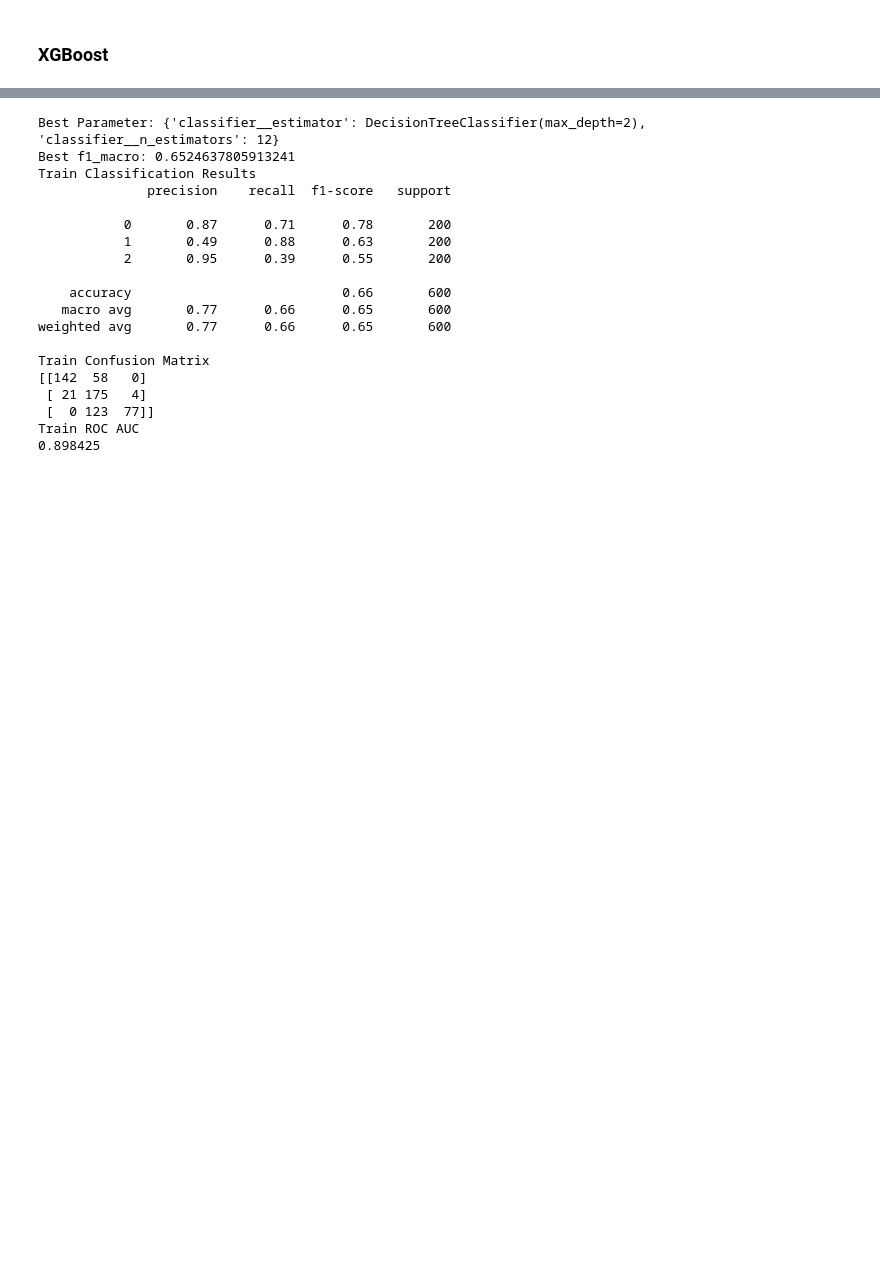
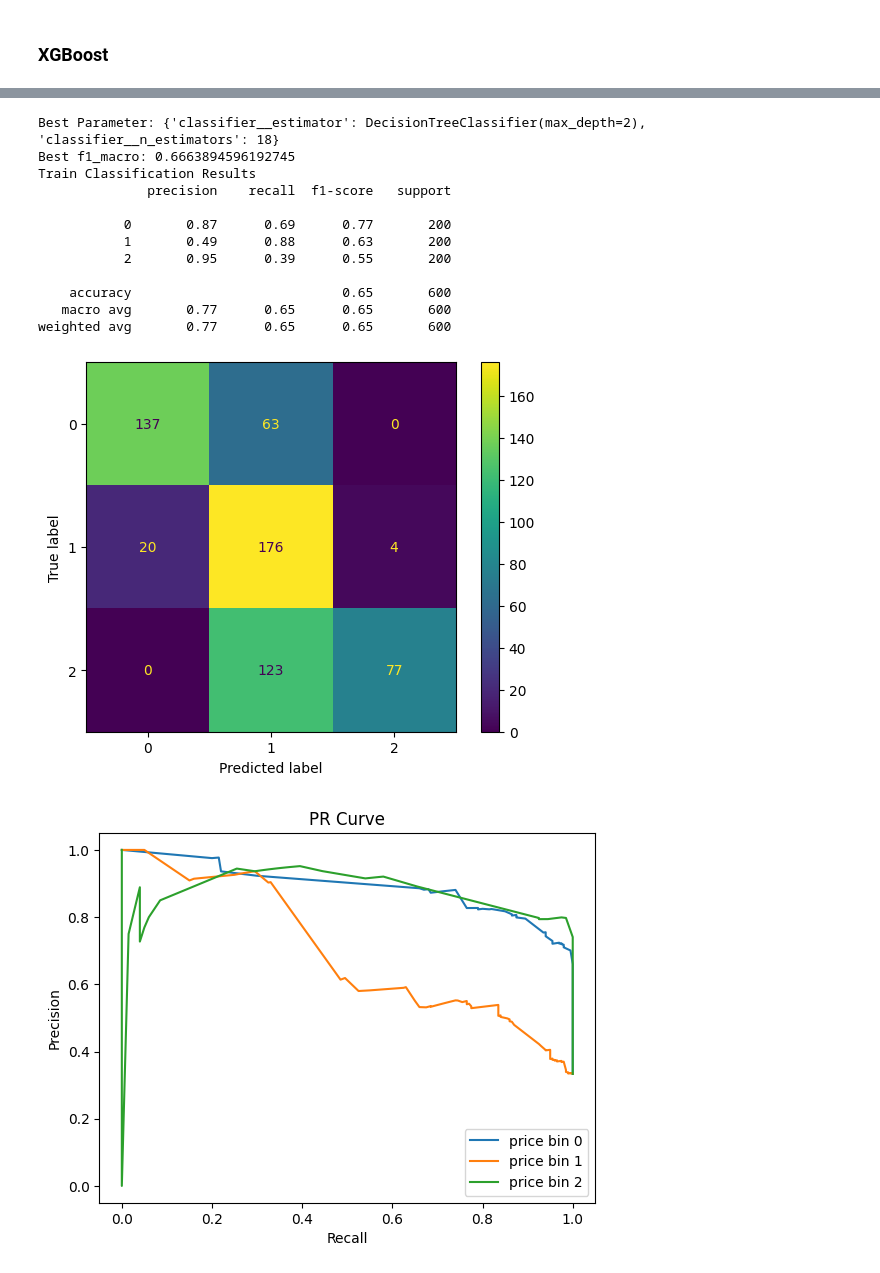
Before and after one commit to dhsiehcode/573_project, a Jupyter notebook: models.ipynb, the cells around one changed output, grey strips where cells are left out. Drawn from its saved outputs; the diff is of its cells as text; code cells hidden in the pictures; blank space fills up the shorter version.

```diff
--- a/models.ipynb
+++ b/models.ipynb
@@ -317,48 +330,58 @@ def make_model(model,param_grid,scoring,X_train,Y_train):
     np.random.seed(0)
     grid_search = GridSearchCV(model, param_grid, cv=5, scoring=scoring)
     grid_search.fit(X_train, Y_train)
 
     print("Best Parameter:", grid_search.best_params_)
     print(f"Best {scoring}:", grid_search.best_score_)
 
     return grid_search.best_estimator_
 
 def evaluate_classifier(model,X_train,Y_train,X_test,Y_test):
 
     train_prediction = model.predict(X_train)
     train_proba = model.predict_proba(X_train)
 
     print("Train Classification Results")
     print(classification_report(Y_train,train_prediction))
 
-    print("Train Confusion Matrix")
-    print(confusion_matrix(Y_train, train_prediction))
+    disp = ConfusionMatrixDisplay(confusion_matrix=confusion_matrix(Y_train, train_prediction),display_labels= model.classes_)
+    disp.plot()
+    plt.show()
+
+    precision = {}
+    recall = {}
+
+    for i in range(len(labels)):
+
+        precision[i], recall[i], _ = precision_recall_curve(Y_train.to_numpy(), train_proba[:, labels[i]], pos_label=labels[i])
+        plt.plot(recall[i], precision[i], label = f'price bin {labels[i]}')
+
+    plt.xlabel('Recall')
+    plt.ylabel('Precision')
+    plt.legend(loc = 'best')
+    plt.title('PR Curve')
+    plt.show()
 
 
 
 model_adaboost = make_model(pipeline_two,param_grid,'f1_macro',X_train,y_train)
 
 evaluate_classifier(model_adaboost,X_resampled,y_resampled,X_test,y_test)
 # %% [output]
-Best Parameter: {'classifier__estimator': DecisionTreeClassifier(max_depth=2), 'classifier__n_estimators': 12}
-Best f1_macro: 0.6524637805913241
+Best Parameter: {'classifier__estimator': DecisionTreeClassifier(max_depth=2), 'classifier__n_estimators': 18}
+Best f1_macro: 0.6663894596192745
 Train Classification Results
               precision    recall  f1-score   support
 
-           0       0.87      0.71      0.78       200
+           0       0.87      0.69      0.77       200
            1       0.49      0.88      0.63       200
            2       0.95      0.39      0.55       200
 
-    accuracy                           0.66       600
-   macro avg       0.77      0.66      0.65       600
-weighted avg       0.77      0.66      0.65       600
-
-Train Confusion Matrix
-[[142  58   0]
- [ 21 175   4]
- [  0 123  77]]
-Train ROC AUC
-0.898425
+    accuracy                           0.65       600
+   macro avg       0.77      0.65      0.65       600
+weighted avg       0.77      0.65      0.65       600
+[figure, added]
+[figure, added]
 # %%
 from catboost import CatBoostClassifier
 
```
Also changed, not shown: parts of 10 cells of this notebook.
